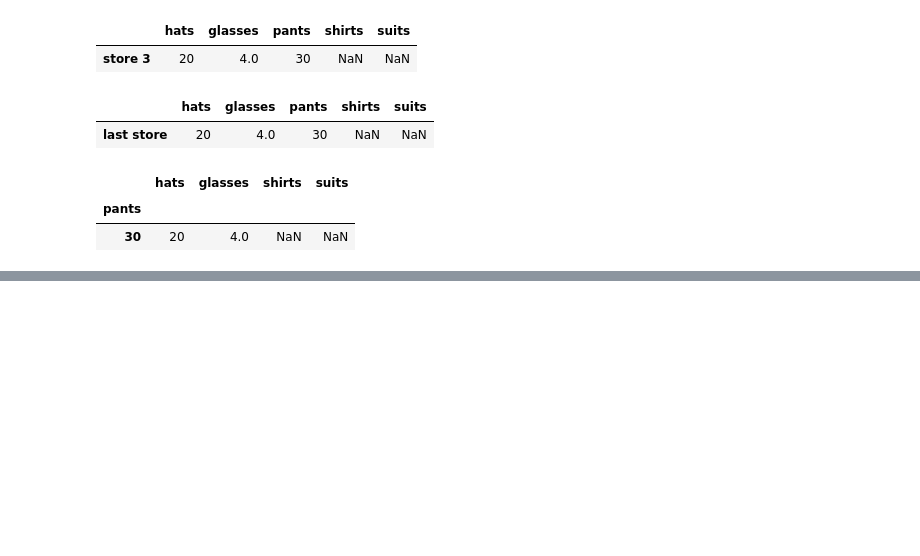
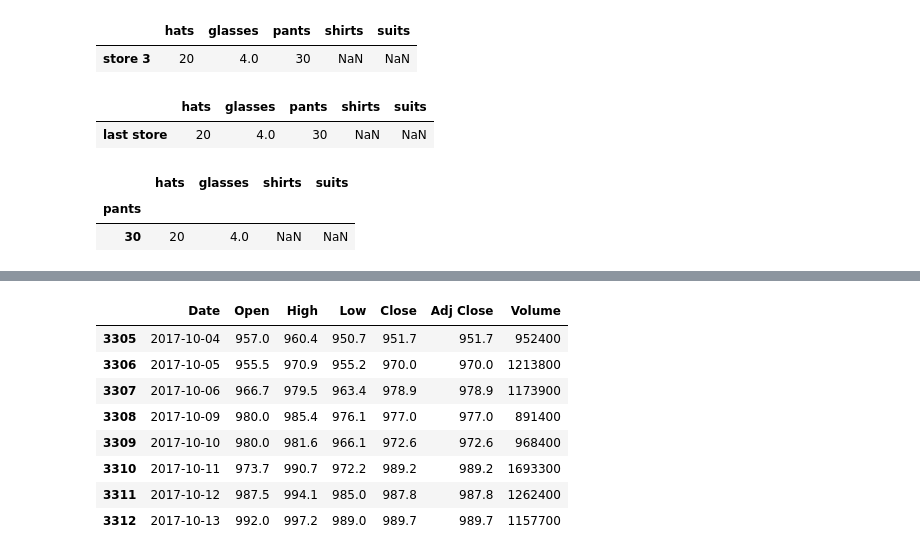
Before and after one commit to zhecho/AIPND, a Jupyter notebook: Notes/Pandas_Notes.ipynb, the cells around one changed output, grey strips where cells are left out. Drawn from its saved outputs; the diff is of its cells as text; code cells hidden in the pictures; blank space fills up the shorter version.

```diff
--- a/Notes/Pandas_Notes.ipynb
+++ b/Notes/Pandas_Notes.ipynb
@@ -617,0 +874,12 @@ store_items
+# %%
+Google_stock.tail(8)
+# %% [output]
+|  | Date | Open | High | Low | Close | Adj Close | Volume |
+| 3305 | 2017-10-04 | 957.0 | 960.4 | 950.7 | 951.7 | 951.7 | 952400 |
+| 3306 | 2017-10-05 | 955.5 | 970.9 | 955.2 | 970.0 | 970.0 | 1213800 |
+| 3307 | 2017-10-06 | 966.7 | 979.5 | 963.4 | 978.9 | 978.9 | 1173900 |
+| 3308 | 2017-10-09 | 980.0 | 985.4 | 976.1 | 977.0 | 977.0 | 891400 |
+| 3309 | 2017-10-10 | 980.0 | 981.6 | 966.1 | 972.6 | 972.6 | 968400 |
+| 3310 | 2017-10-11 | 973.7 | 990.7 | 972.2 | 989.2 | 989.2 | 1693300 |
+| 3311 | 2017-10-12 | 987.5 | 994.1 | 985.0 | 987.8 | 987.8 | 1262400 |
+| 3312 | 2017-10-13 | 992.0 | 997.2 | 989.0 | 989.7 | 989.7 | 1157700 |
```
Also changed, not shown: parts of 38 cells of this notebook, 2 other files.
